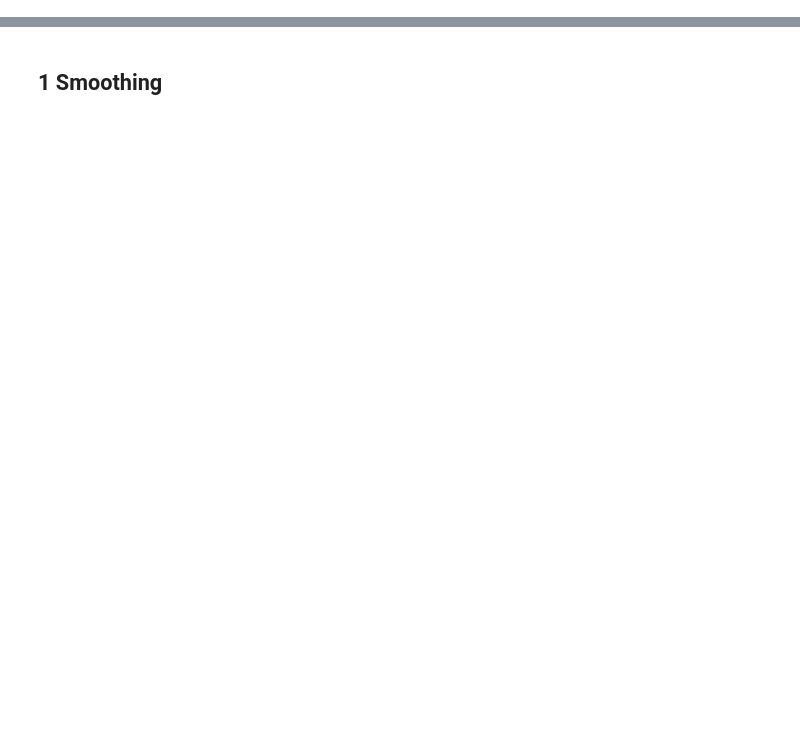
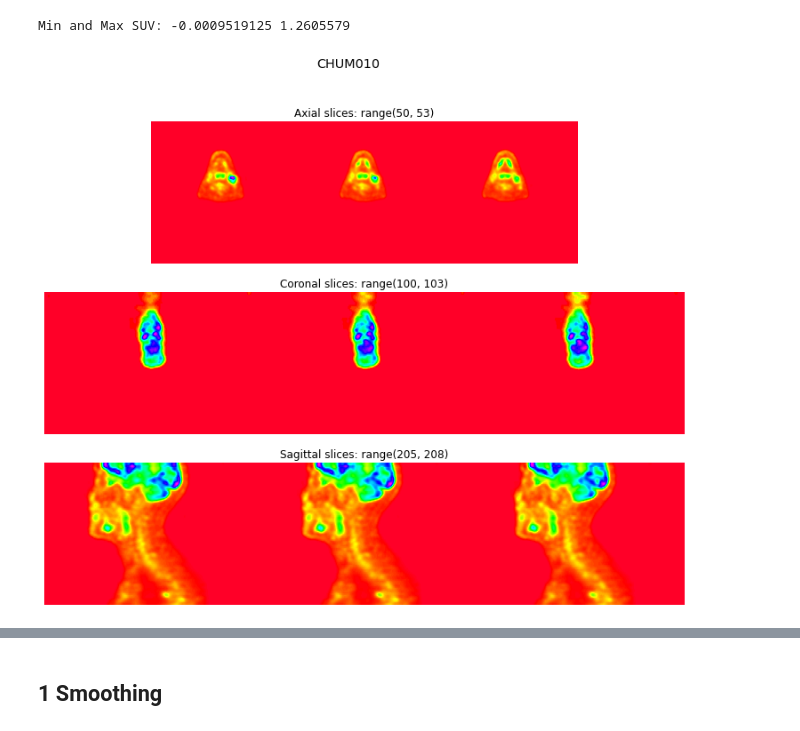
Before and after one commit to Maastro-CDS-Imaging-Group/PET-CT-data-pipeline, a Jupyter notebook: notebooks/PET_Preprocessing_and_Augmentation.ipynb, the cells around one changed output, grey strips where cells are left out. Saved outputs shown, nothing was run; the diff lists cells and outputs as text; code cells hidden in the pictures; blank space fills up the shorter version.

```diff
--- a/notebooks/PET_Preprocessing_and_Augmentation.ipynb
+++ b/notebooks/PET_Preprocessing_and_Augmentation.ipynb
@@ -34,0 +48,16 @@ display_image(PET_sitk,
+# %%
+patient_2 = "CHUM010"
+PET2_sitk = sitk.ReadImage(f"{data_dir}/{patient_2}_pt.nii.gz") # Shape (W,H,D): 450x450x90 voxels
+PET2_np = sitk2np(PET2_sitk, keep_whd_ordering=True)
+
+print("Min and Max SUV:", PET2_np.min(), PET2_np.max())
+
+display_image(PET2_sitk,
+               axial_idxs=range(50,53),
+               coronal_idxs=range(100,103),
+               sagittal_idxs=range(205,208),
+               window={'level':1, 'width':2},
+               title=patient_2, cmap='gist_rainbow')
+# %% [output]
+Min and Max SUV: -0.0009519125 1.2605579
+[figure, added]
```
Also changed, not shown: parts of 20 cells of this notebook, 11 other files.
